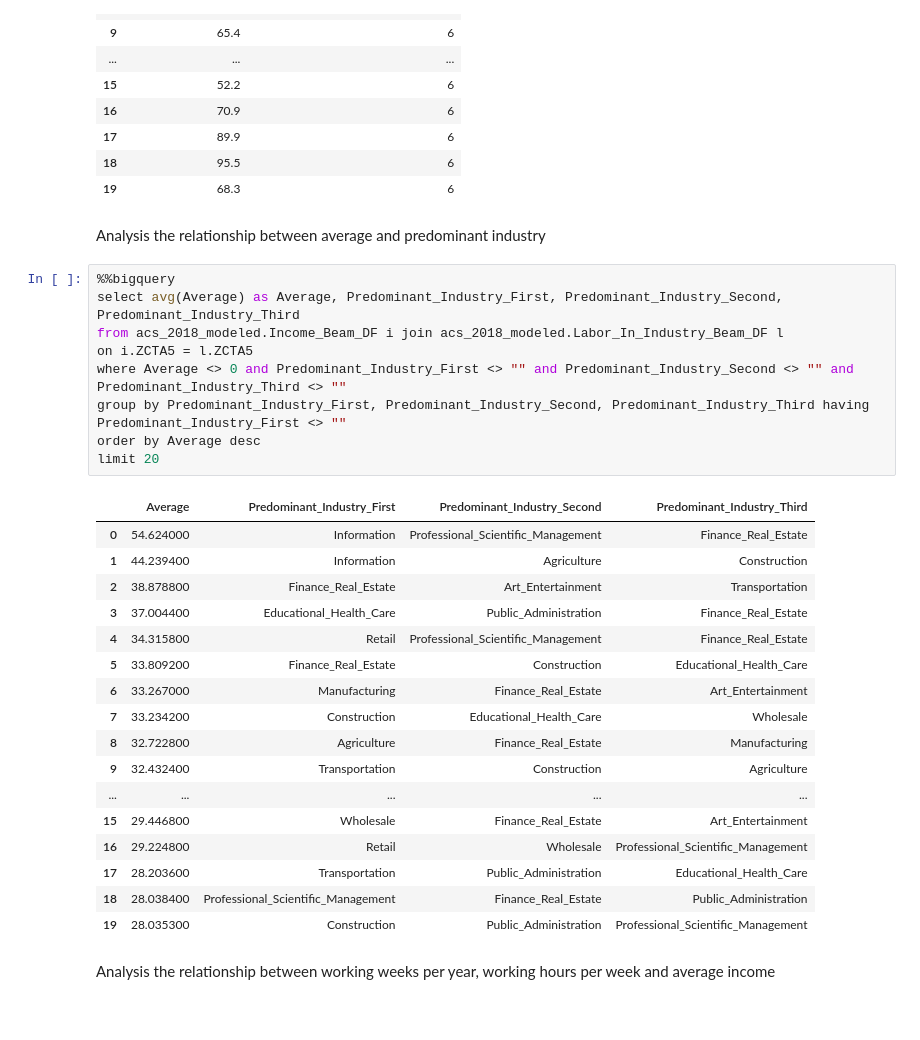
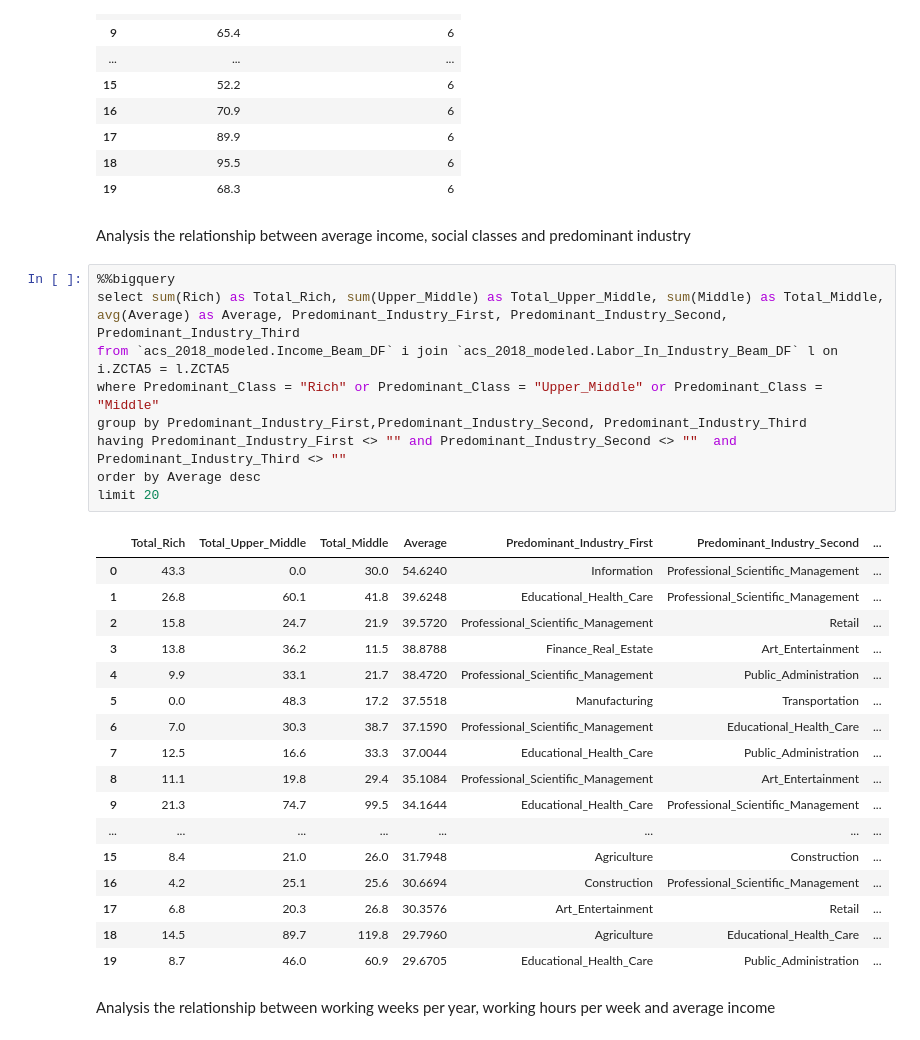
Before and after one commit to xindixu/US-demographic-analysis, a Jupyter notebook: primary-data/acs_2018_analysis.ipynb, the cells around one changed output. Saved outputs shown, nothing was run; the diff lists cells and outputs as text.

```diff
--- a/primary-data/acs_2018_analysis.ipynb
+++ b/primary-data/acs_2018_analysis.ipynb
@@ -99,34 +99,35 @@ limit 20
 | 18 | 95.5 | 6 |
 | 19 | 68.3 | 6 |
 # %% [markdown]
-Analysis the relationship between average and predominant industry
+Analysis the relationship between average income, social classes and predominant industry
 # %%
 %%bigquery
-select avg(Average) as Average, Predominant_Industry_First, Predominant_Industry_Second, Predominant_Industry_Third
-from acs_2018_modeled.Income_Beam_DF i join acs_2018_modeled.Labor_In_Industry_Beam_DF l
-on i.ZCTA5 = l.ZCTA5
-where Average <> 0 and Predominant_Industry_First <> "" and Predominant_Industry_Second <> "" and Predominant_Industry_Third <> ""
-group by Predominant_Industry_First, Predominant_Industry_Second, Predominant_Industry_Third having Predominant_Industry_First <> ""
+select sum(Rich) as Total_Rich, sum(Upper_Middle) as Total_Upper_Middle, sum(Middle) as Total_Middle,
+avg(Average) as Average, Predominant_Industry_First, Predominant_Industry_Second, Predominant_Industry_Third
+from `acs_2018_modeled.Income_Beam_DF` i join `acs_2018_modeled.Labor_In_Industry_Beam_DF` l on i.ZCTA5 = l.ZCTA5
+where Predominant_Class = "Rich" or Predominant_Class = "Upper_Middle" or Predominant_Class = "Middle"
+group by Predominant_Industry_First,Predominant_Industry_Second, Predominant_Industry_Third
+having Predominant_Industry_First <> "" and Predominant_Industry_Second <> ""  and Predominant_Industry_Third <> ""
 order by Average desc
 limit 20
 # %% [output]
-|  | Average | Predominant_Industry_First | Predominant_Industry_Second | Predominant_Industry_Third |
-| 0 | 54.624000 | Information | Professional_Scientific_Management | Finance_Real_Estate |
-| 1 | 44.239400 | Information | Agriculture | Construction |
-| 2 | 38.878800 | Finance_Real_Estate | Art_Entertainment | Transportation |
-| 3 | 37.004400 | Educational_Health_Care | Public_Administration | Finance_Real_Estate |
-| 4 | 34.315800 | Retail | Professional_Scientific_Management | Finance_Real_Estate |
-| 5 | 33.809200 | Finance_Real_Estate | Construction | Educational_Health_Care |
-| 6 | 33.267000 | Manufacturing | Finance_Real_Estate | Art_Entertainment |
-| 7 | 33.234200 | Construction | Educational_Health_Care | Wholesale |
-| 8 | 32.722800 | Agriculture | Finance_Real_Estate | Manufacturing |
-| 9 | 32.432400 | Transportation | Construction | Agriculture |
-| ... | ... | ... | ... | ... |
-| 15 | 29.446800 | Wholesale | Finance_Real_Estate | Art_Entertainment |
-| 16 | 29.224800 | Retail | Wholesale | Professional_Scientific_Management |
-| 17 | 28.203600 | Transportation | Public_Administration | Educational_Health_Care |
-| 18 | 28.038400 | Professional_Scientific_Management | Finance_Real_Estate | Public_Administration |
-| 19 | 28.035300 | Construction | Public_Administration | Professional_Scientific_Management |
+|  | Total_Rich | Total_Upper_Middle | Total_Middle | Average | Predominant_Industry_First | Predominant_Industry_Second | ... |
+| 0 | 43.3 | 0.0 | 30.0 | 54.6240 | Information | Professional_Scientific_Management | ... |
+| 1 | 26.8 | 60.1 | 41.8 | 39.6248 | Educational_Health_Care | Professional_Scientific_Management | ... |
+| 2 | 15.8 | 24.7 | 21.9 | 39.5720 | Professional_Scientific_Management | Retail | ... |
+| 3 | 13.8 | 36.2 | 11.5 | 38.8788 | Finance_Real_Estate | Art_Entertainment | ... |
+| 4 | 9.9 | 33.1 | 21.7 | 38.4720 | Professional_Scientific_Management | Public_Administration | ... |
+| 5 | 0.0 | 48.3 | 17.2 | 37.5518 | Manufacturing | Transportation | ... |
+| 6 | 7.0 | 30.3 | 38.7 | 37.1590 | Professional_Scientific_Management | Educational_Health_Care | ... |
+| 7 | 12.5 | 16.6 | 33.3 | 37.0044 | Educational_Health_Care | Public_Administration | ... |
+| 8 | 11.1 | 19.8 | 29.4 | 35.1084 | Professional_Scientific_Management | Art_Entertainment | ... |
+| 9 | 21.3 | 74.7 | 99.5 | 34.1644 | Educational_Health_Care | Professional_Scientific_Management | ... |
+| ... | ... | ... | ... | ... | ... | ... | ... |
+| 15 | 8.4 | 21.0 | 26.0 | 31.7948 | Agriculture | Construction | ... |
+| 16 | 4.2 | 25.1 | 25.6 | 30.6694 | Construction | Professional_Scientific_Management | ... |
+| 17 | 6.8 | 20.3 | 26.8 | 30.3576 | Art_Entertainment | Retail | ... |
+| 18 | 14.5 | 89.7 | 119.8 | 29.7960 | Agriculture | Educational_Health_Care | ... |
+| 19 | 8.7 | 46.0 | 60.9 | 29.6705 | Educational_Health_Care | Public_Administration | ... |
 # %% [markdown]
 Analysis the relationship between working weeks per year, working hours per week and average income
 # %%
```
Also changed, not shown: parts of 2 cells of this notebook.
